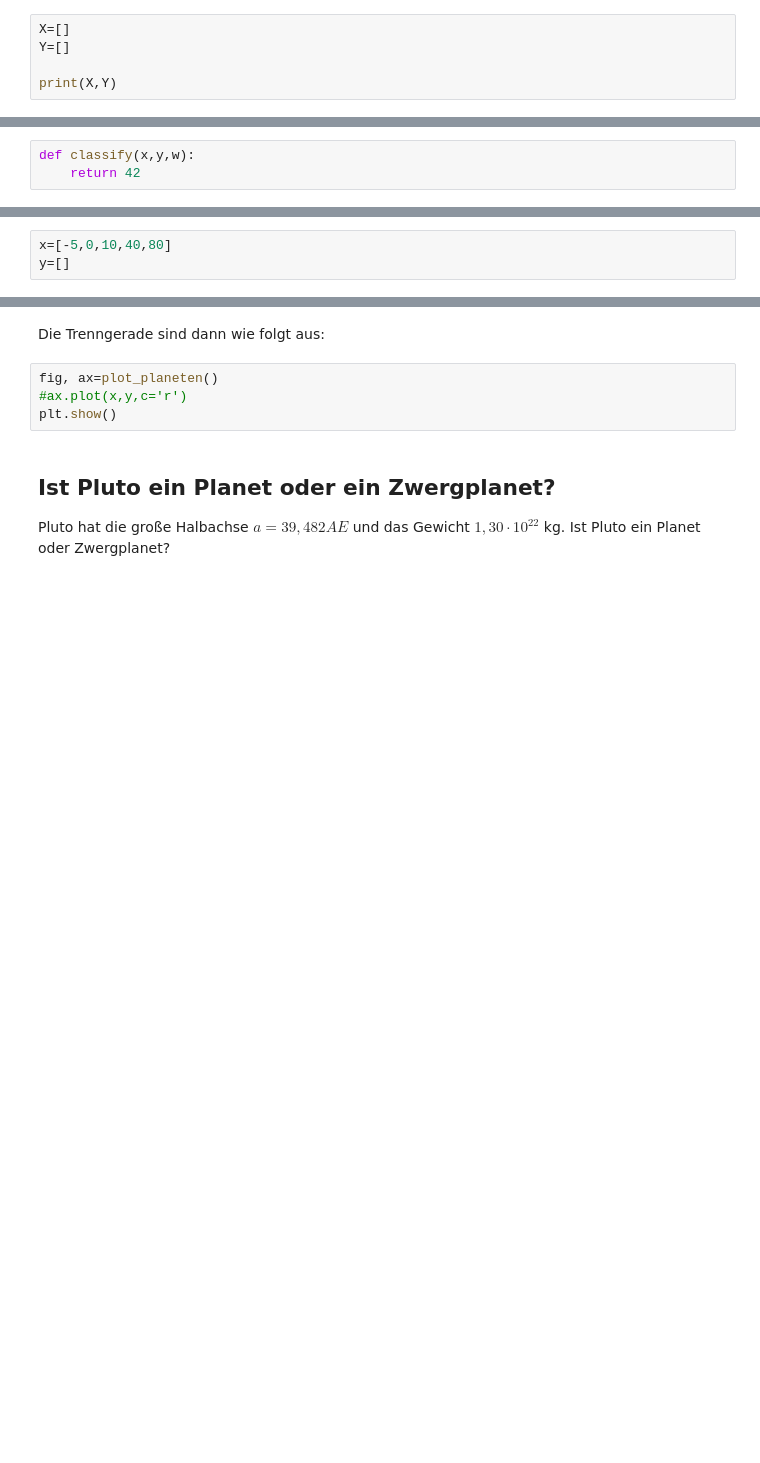
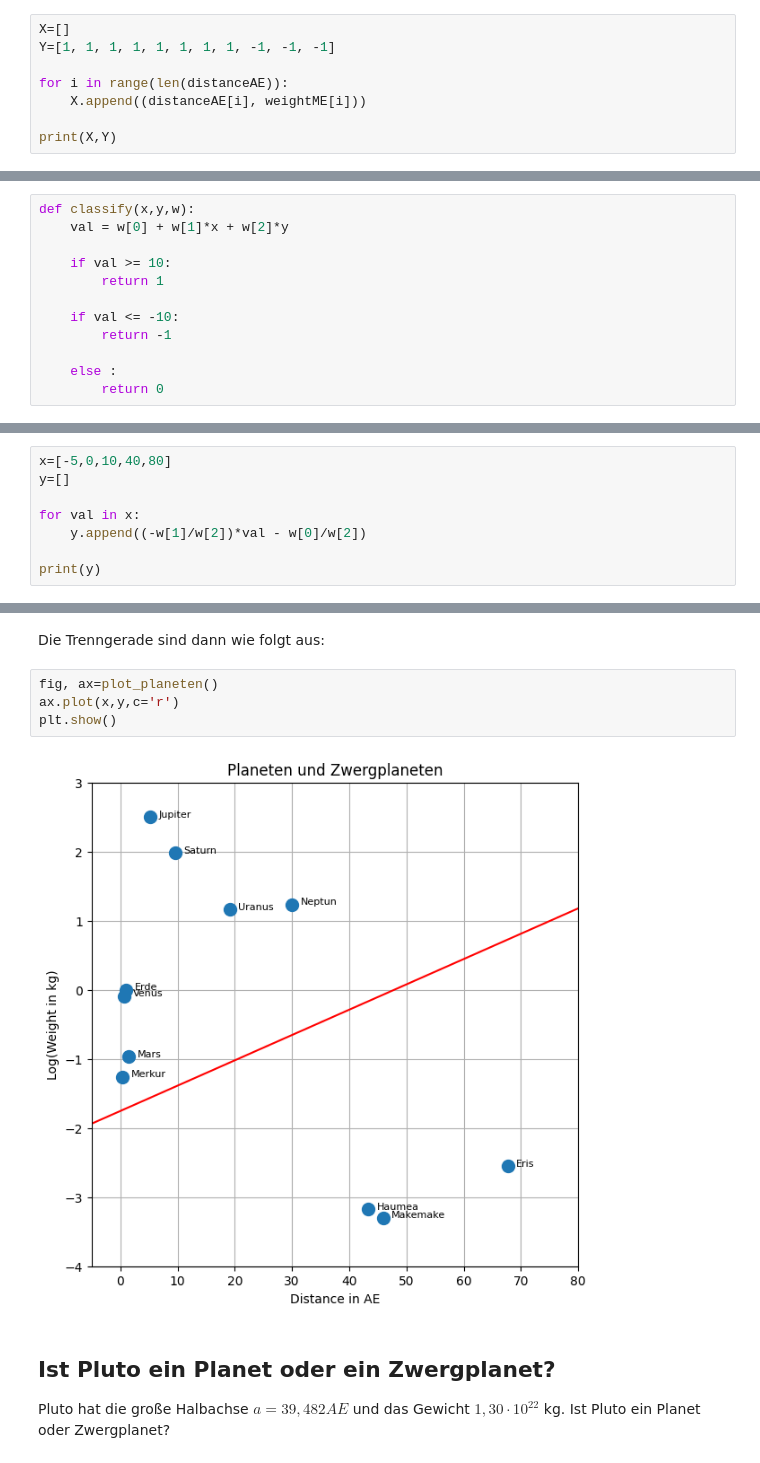
Before and after one commit to romanziske/data-science-course, a Jupyter notebook: Hello Data Science/HelloDataScience.ipynb, the cells around one changed output, grey strips where cells are left out. Cells and saved outputs as stored; diff of their text form; blank space fills up the shorter version.

```diff
--- a/Hello Data Science/HelloDataScience.ipynb
+++ b/Hello Data Science/HelloDataScience.ipynb
@@ -240,6 +339,9 @@ $X=[(x_0,y_0),(x_1,y_1),...,(x_n,y_n)]$ wobei $x_i\in distanceAE$ und $y_i\in we
 $Y=[1,1,...,-1]$ mit $1$ falls $(x_i,y_i)$ ein Planet ist, oder $-1$ für einen Zwergplanet
 # %%
 X=[]
-Y=[]
+Y=[1, 1, 1, 1, 1, 1, 1, 1, -1, -1, -1]
+
+for i in range(len(distanceAE)):
+    X.append((distanceAE[i], weightME[i]))
 
 print(X,Y)
@@ -274,7 +378,16 @@ In diesem Beispiel soll um die Gerade ein gewisser Spielraum frei bleiben, desha
 Definiere eine Funktion `classify`, die einen Datenpunkt mit den Koordinaten $x_i$ und $y_i$ und eine Liste der Gewichte $w=[w_0,w_1,w_2]$ akzeptiert, den Wert der Aktivierungsfunktion berechnet und die Kategorie des Datenpunktes ausgibt.
 # %%
 def classify(x,y,w):
-    return 42
+    val = w[0] + w[1]*x + w[2]*y
+
+    if val >= 10:
+        return 1
+
+    if val <= -10:
+        return -1
+
+    else :
+        return 0
 # %% [markdown]
 Im folgenden Code-Block können Sie Ihre `classify`-Implementieung testen. Falls alles richtig ist, sollten Sie dreimal **True** erhalten!
 # %%
@@ -328,3 +447,8 @@ Berechnen Sie für die Punkte $x$ die Werte $y$ auf der Trenngerade.
 # %%
 x=[-5,0,10,40,80]
 y=[]
+
+for val in x:
+    y.append((-w[1]/w[2])*val - w[0]/w[2])
+
+print(y)
@@ -332,8 +458,10 @@ y=[]
 Die Trenngerade sind dann wie folgt aus:
 # %%
 fig, ax=plot_planeten()
-#ax.plot(x,y,c='r')
+ax.plot(x,y,c='r')
 plt.show()
+# %% [output]
+[figure, added]
 # %% [markdown]
 ## Ist Pluto ein Planet oder ein Zwergplanet?
 Pluto hat die große Halbachse $a=39,482 AE$ und das Gewicht $1,30\cdot 10^{22}$ kg. Ist Pluto ein Planet oder Zwergplanet?
```
Also changed, not shown: parts of 23 cells of this notebook.
